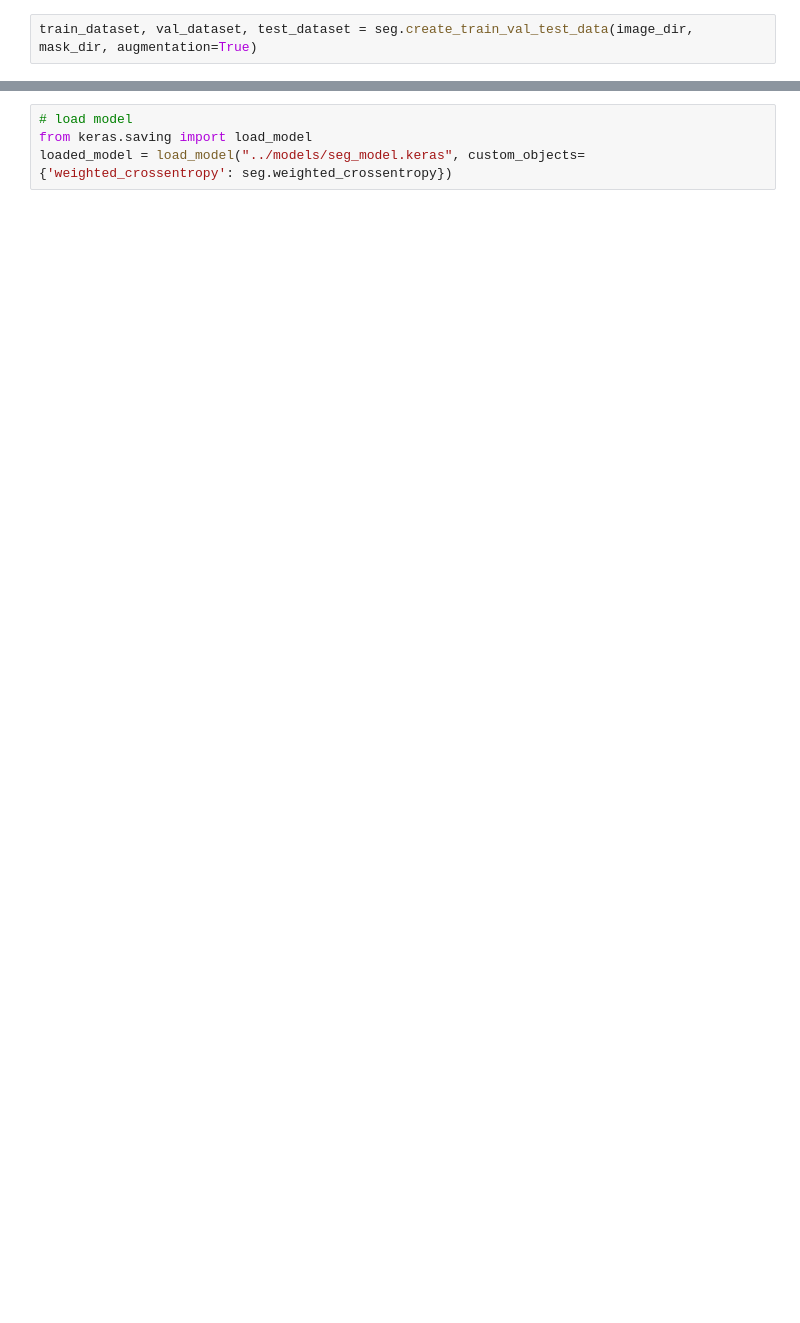
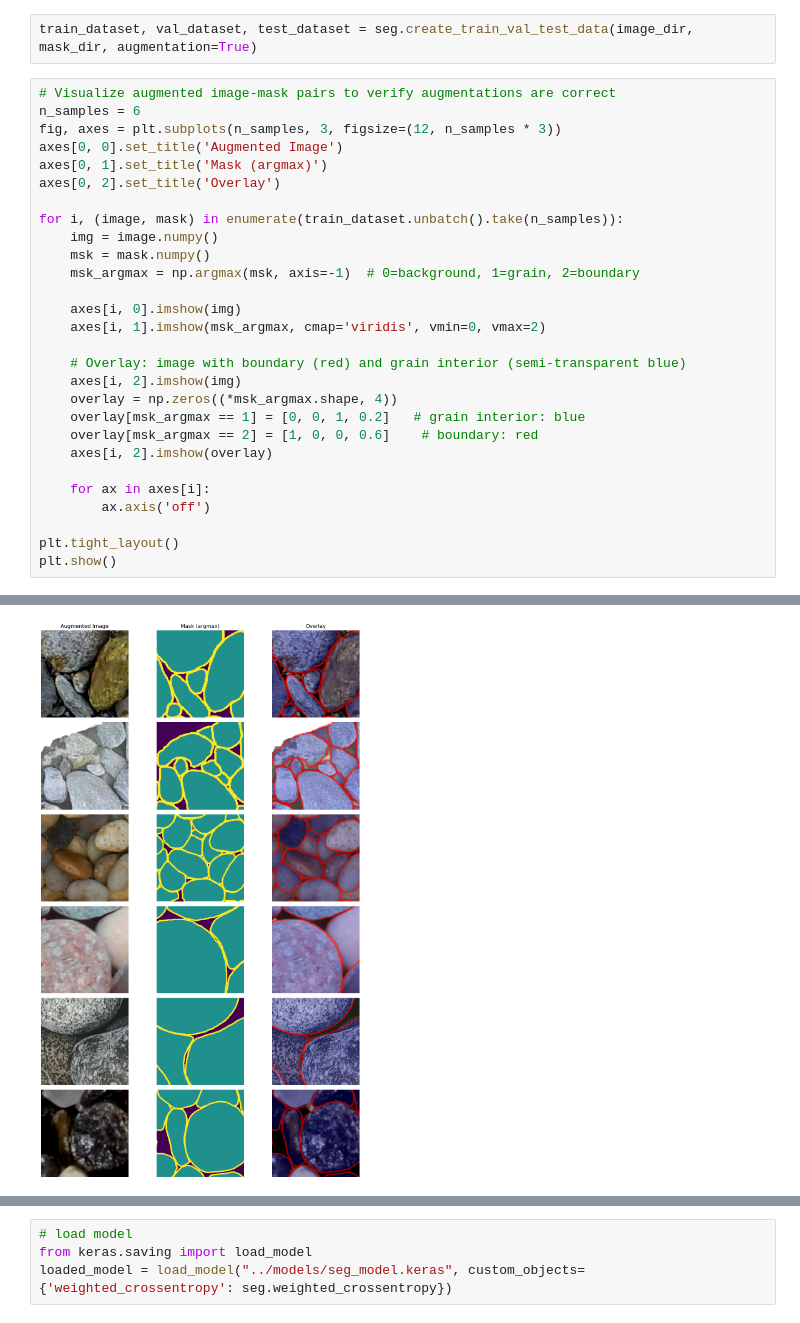
Before and after one commit to zsylvester/segmenteverygrain, a Jupyter notebook: notebooks/Train_Unet_model.ipynb, the cells around one changed output, grey strips where cells are left out. Cells and saved outputs as stored; diff of their text form; blank space fills up the shorter version.

Commit message:
update training notebook to reflect recent changes and retrain of the U-Net

```diff
--- a/notebooks/Train_Unet_model.ipynb
+++ b/notebooks/Train_Unet_model.ipynb
@@ -40,2 +45,31 @@ mask_dir = '../patches/Patches/labels'
 # %%
 train_dataset, val_dataset, test_dataset = seg.create_train_val_test_data(image_dir, mask_dir, augmentation=True)
+# %%
+# Visualize augmented image-mask pairs to verify augmentations are correct
+n_samples = 6
+fig, axes = plt.subplots(n_samples, 3, figsize=(12, n_samples * 3))
+axes[0, 0].set_title('Augmented Image')
+axes[0, 1].set_title('Mask (argmax)')
+axes[0, 2].set_title('Overlay')
+
+for i, (image, mask) in enumerate(train_dataset.unbatch().take(n_samples)):
+    img = image.numpy()
+    msk = mask.numpy()
+    msk_argmax = np.argmax(msk, axis=-1)  # 0=background, 1=grain, 2=boundary
+
+    axes[i, 0].imshow(img)
+    axes[i, 1].imshow(msk_argmax, cmap='viridis', vmin=0, vmax=2)
+
+    # Overlay: image with boundary (red) and grain interior (semi-transparent blue)
+    axes[i, 2].imshow(img)
+    overlay = np.zeros((*msk_argmax.shape, 4))
+    overlay[msk_argmax == 1] = [0, 0, 1, 0.2]   # grain interior: blue
+    overlay[msk_argmax == 2] = [1, 0, 0, 0.6]    # boundary: red
+    axes[i, 2].imshow(overlay)
+
+    for ax in axes[i]:
+        ax.axis('off')
+
+plt.tight_layout()
+plt.show()
+# %% [output]
@@ -42,3 +77,4 @@ train_dataset, val_dataset, test_dataset = seg.create_train_val_test_data(image_
+[figure, added]
 # %%
 model = seg.create_and_train_model(train_dataset, val_dataset, test_dataset, epochs=200)
 # %% [output]
```
Also changed, not shown: parts of 10 cells of this notebook.
